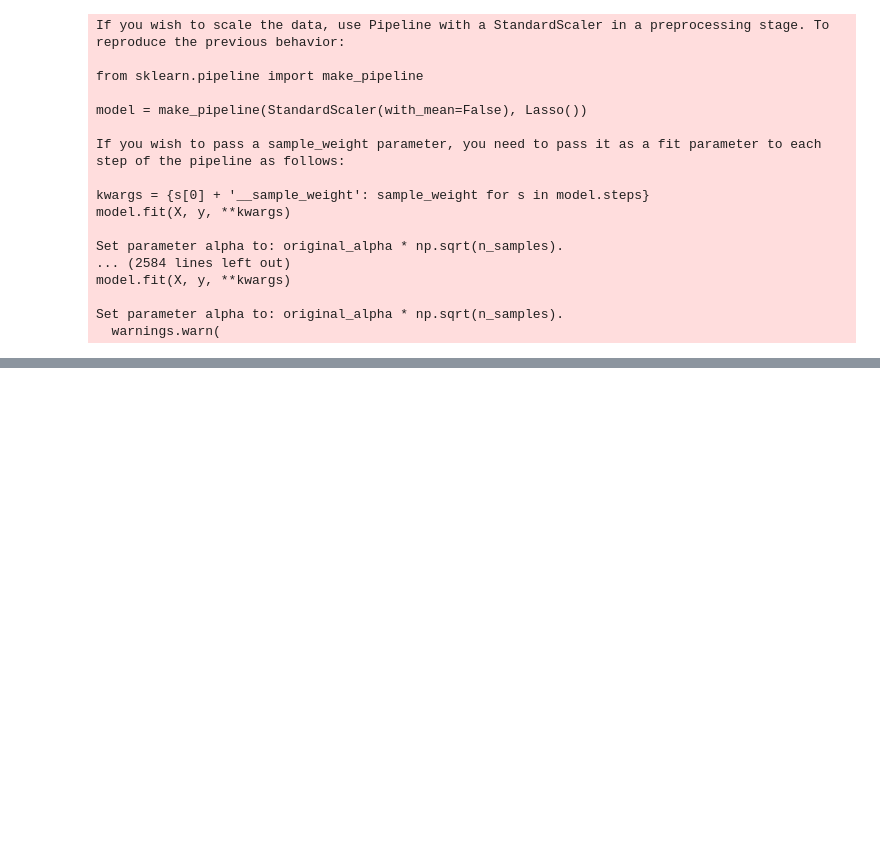
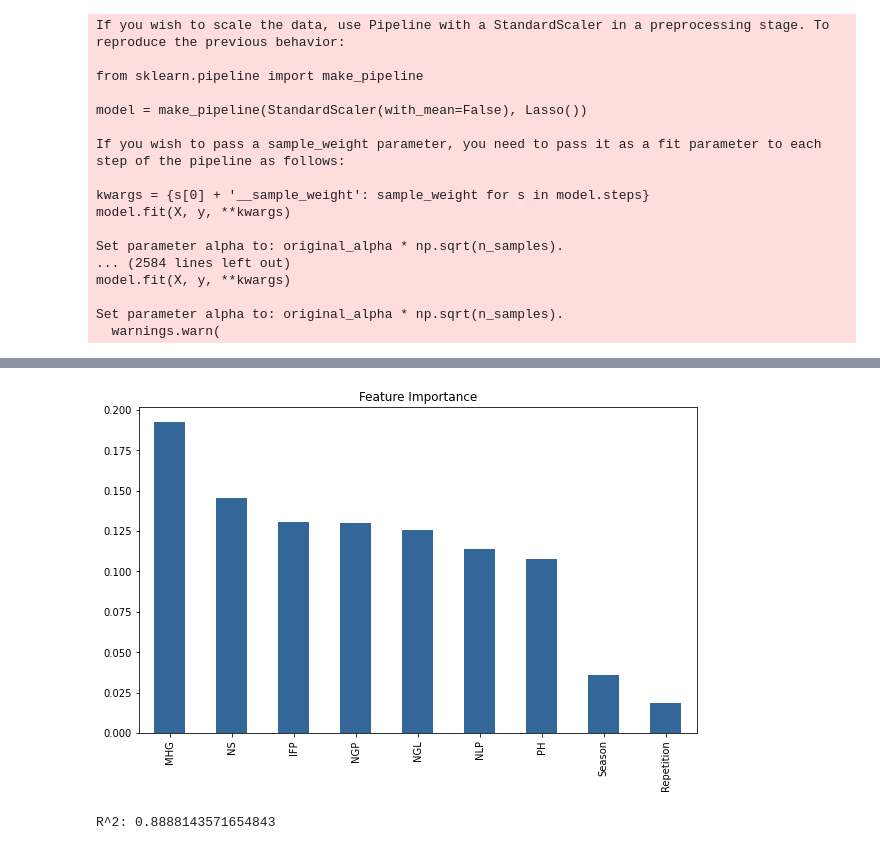
Before and after one commit to YiningMa0822/Bayesian-Statistics-Project, a Jupyter notebook: Prepare.ipynb, the cells around one changed output, grey strips where cells are left out. Cells and saved outputs as stored; diff of their text form; code cells hidden in the pictures; blank space fills up the shorter version.

```diff
--- a/Prepare.ipynb
+++ b/Prepare.ipynb
@@ -187,3 +182,19 @@ Feature MHG: 0.19222588135194016
+# %%
+# Plot feature importance
+plt.figure(figsize=(10, 6))
+importances.plot(kind='bar', color='#336699')
+plt.title('Feature Importance')
+plt.show()
+# %% [output]
+[figure, added]
+# %%
+# R^2
+from sklearn.metrics import r2_score
+y_pred = clf.predict(x)
+r2 = r2_score(y, y_pred)
+print(f"R^2: {r2}")
+# %% [output]
+R^2: 0.8888143571654843
 # %%
 ### OLS
 import statsmodels.api as sm
```
Also changed, not shown: parts of 10 cells of this notebook, 8 other files.
